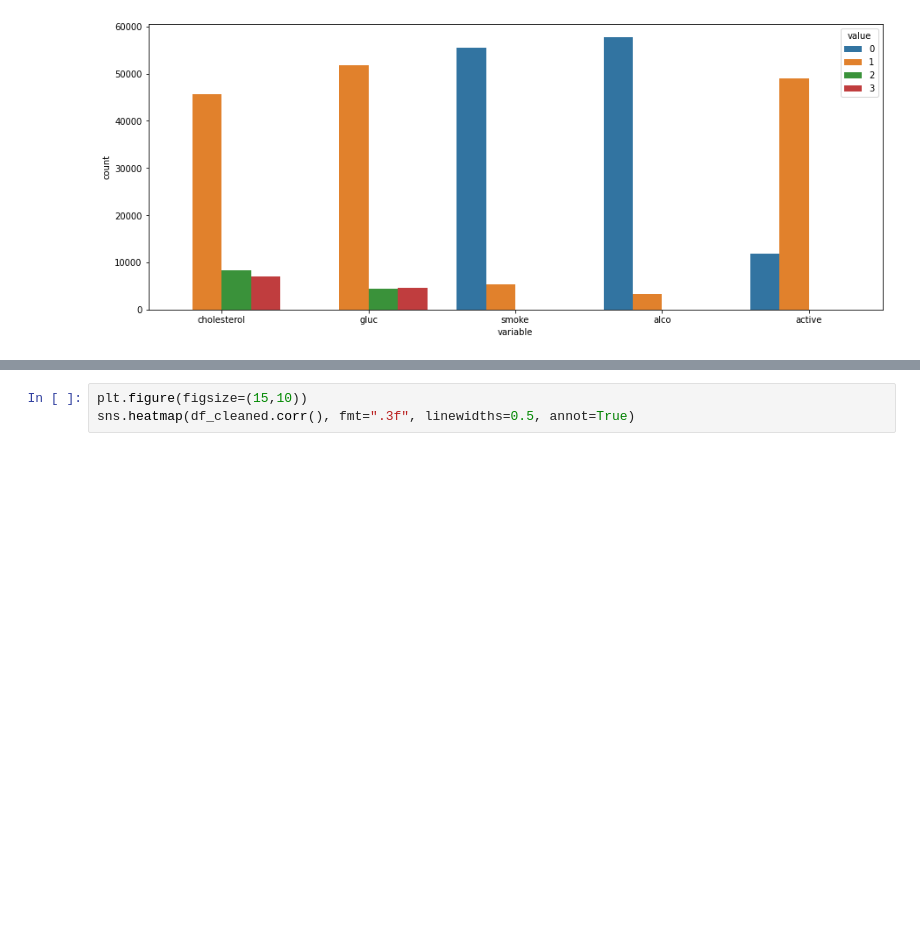
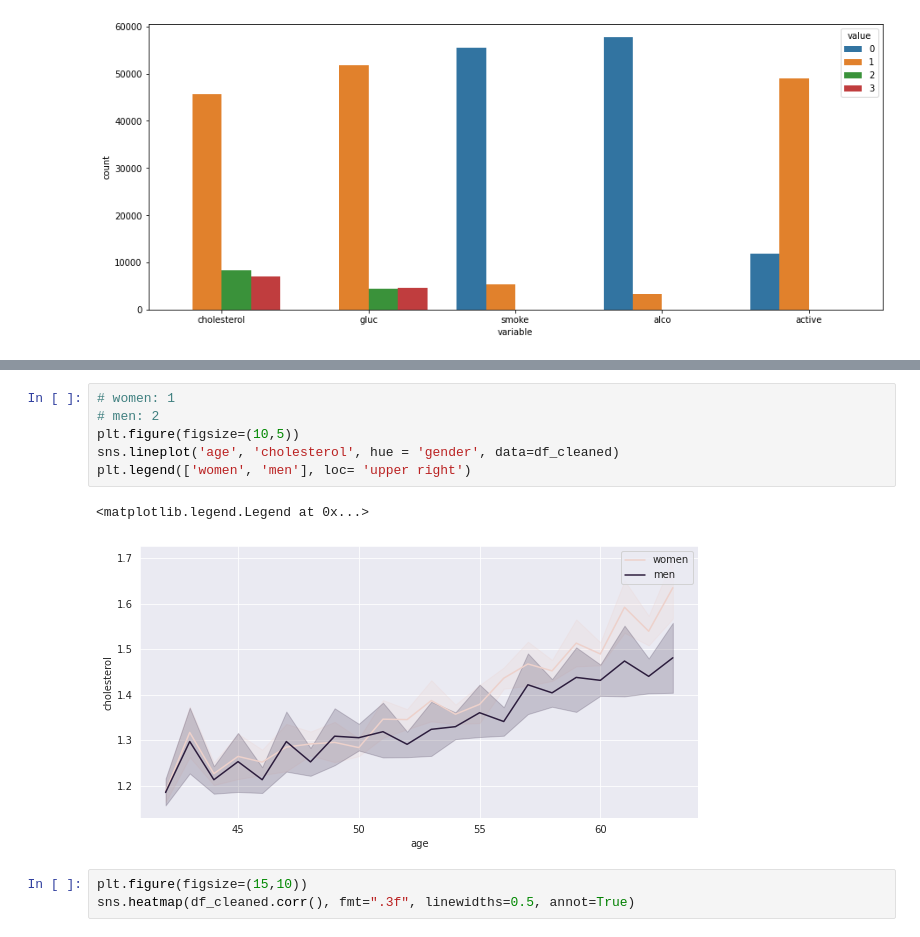
Before and after one commit to Dennieeeee/Heart-Disease, a Jupyter notebook: Cardiovascular_心血管.ipynb, the cells around one changed output, grey strips where cells are left out. Saved outputs shown, nothing was run; the diff lists cells and outputs as text; blank space fills up the shorter version.

```diff
--- a/Cardiovascular_心血管.ipynb
+++ b/Cardiovascular_心血管.ipynb
@@ -266,3 +279,12 @@ sns.countplot(x="variable", hue="value",data= pd.melt(df_categorical));
+# %%
+# women: 1
+# men: 2
+plt.figure(figsize=(10,5))
+sns.lineplot('age', 'cholesterol', hue = 'gender', data=df_cleaned)
+plt.legend(['women', 'men'], loc= 'upper right')
+# %% [output]
+<matplotlib.legend.Legend at 0x...>
+[figure, added]
 # %%
 plt.figure(figsize=(15,10))
 sns.heatmap(df_cleaned.corr(), fmt=".3f", linewidths=0.5, annot=True)
```
Also changed, not shown: parts of 13 cells of this notebook.
